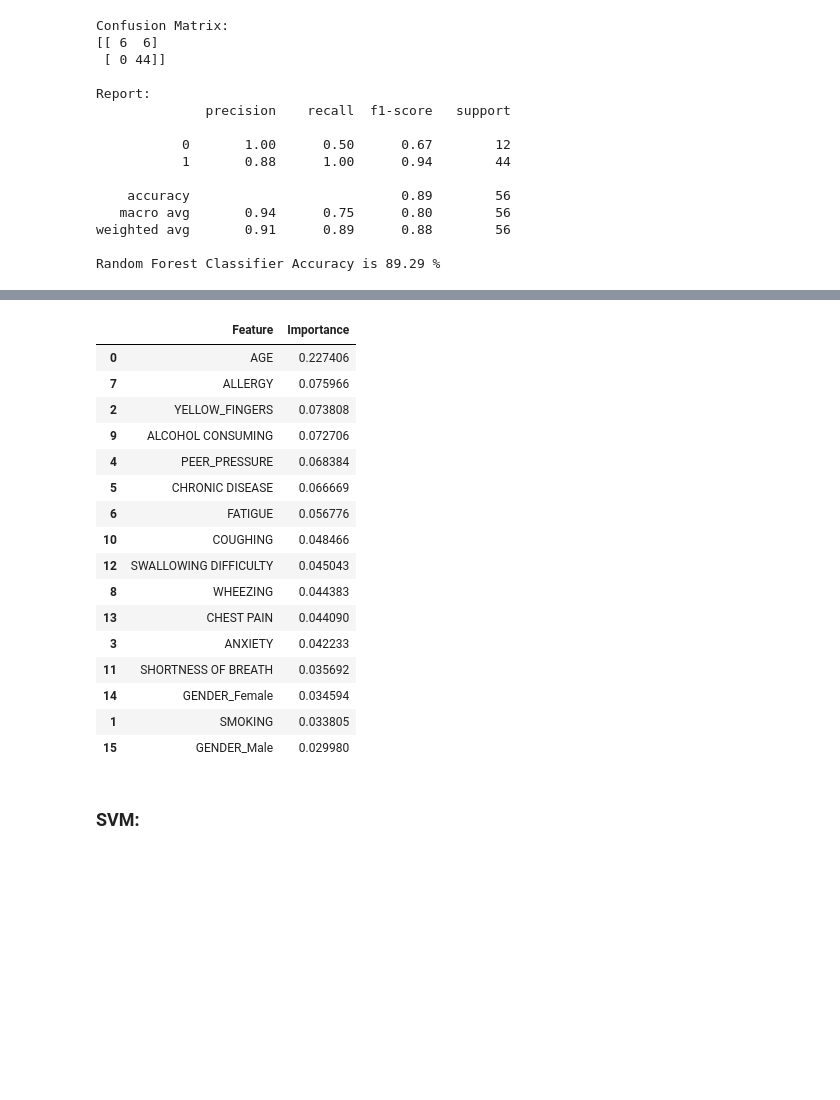
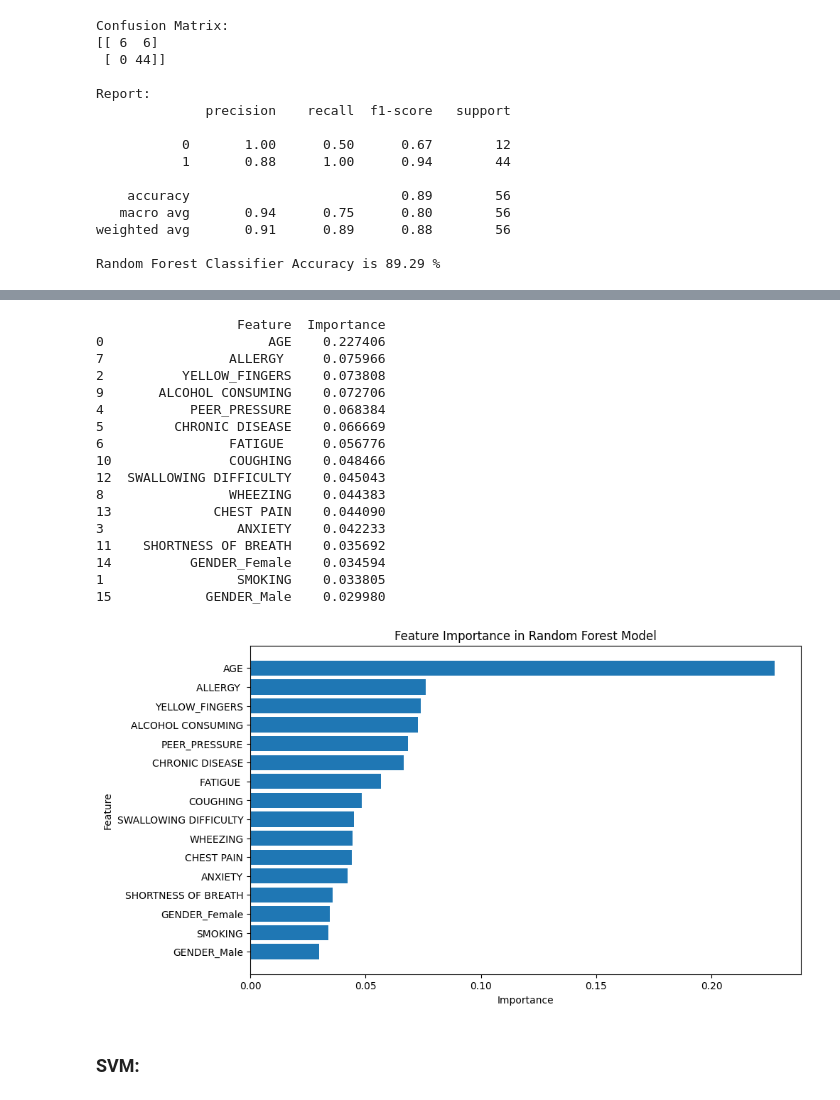
Before and after one commit to mdielacher/FHSTP_FML, a Jupyter notebook: assignment1.ipynb, the cells around one changed output, grey strips where cells are left out. Cells and saved outputs as stored; diff of their text form; code cells hidden in the pictures; blank space fills up the shorter version.

```diff
--- a/assignment1.ipynb
+++ b/assignment1.ipynb
@@ -252,26 +296,42 @@ Random Forest Classifier Accuracy is 89.29 %
+# %%
+data = data.drop("Smoking_Status", axis=1)
+data = data.drop("Lung_Cancer_Status", axis=1)
 # %%
 feature_importance_df = pd.DataFrame({'Feature': data.drop("LUNG_CANCER", axis=1).columns, 'Importance': rfc.feature_importances_})
 
 feature_importance_df = feature_importance_df.sort_values(by='Importance', ascending=False)
-feature_importance_df
+print(feature_importance_df)
+
+# sort by importance
+feature_importances = feature_importance_df.sort_values(by='Importance', ascending=False)
+
+# bar plot
+plt.figure(figsize=(10, 6))
+plt.barh(feature_importances['Feature'], feature_importances['Importance'])
+plt.xlabel('Importance')
+plt.ylabel('Feature')
+plt.title('Feature Importance in Random Forest Model')
+plt.gca().invert_yaxis()
+plt.show()
 # %% [output]
-|  | Feature | Importance |
-| 0 | AGE | 0.227406 |
-| 7 | ALLERGY | 0.075966 |
-| 2 | YELLOW_FINGERS | 0.073808 |
-| 9 | ALCOHOL CONSUMING | 0.072706 |
-| 4 | PEER_PRESSURE | 0.068384 |
-| 5 | CHRONIC DISEASE | 0.066669 |
-| 6 | FATIGUE | 0.056776 |
-| 10 | COUGHING | 0.048466 |
-| 12 | SWALLOWING DIFFICULTY | 0.045043 |
-| 8 | WHEEZING | 0.044383 |
-| 13 | CHEST PAIN | 0.044090 |
-| 3 | ANXIETY | 0.042233 |
-| 11 | SHORTNESS OF BREATH | 0.035692 |
-| 14 | GENDER_Female | 0.034594 |
-| 1 | SMOKING | 0.033805 |
-| 15 | GENDER_Male | 0.029980 |
+                  Feature  Importance
+0                     AGE    0.227406
+7                ALLERGY     0.075966
+2          YELLOW_FINGERS    0.073808
+9       ALCOHOL CONSUMING    0.072706
+4           PEER_PRESSURE    0.068384
+5         CHRONIC DISEASE    0.066669
+6                FATIGUE     0.056776
+10               COUGHING    0.048466
+12  SWALLOWING DIFFICULTY    0.045043
+8                WHEEZING    0.044383
+13             CHEST PAIN    0.044090
+3                 ANXIETY    0.042233
+11    SHORTNESS OF BREATH    0.035692
+14          GENDER_Female    0.034594
+1                 SMOKING    0.033805
+15            GENDER_Male    0.029980
+[figure, added]
 # %% [markdown]
 ### SVM:
 # %% [markdown]
```
Also changed, not shown: parts of 13 cells of this notebook.
